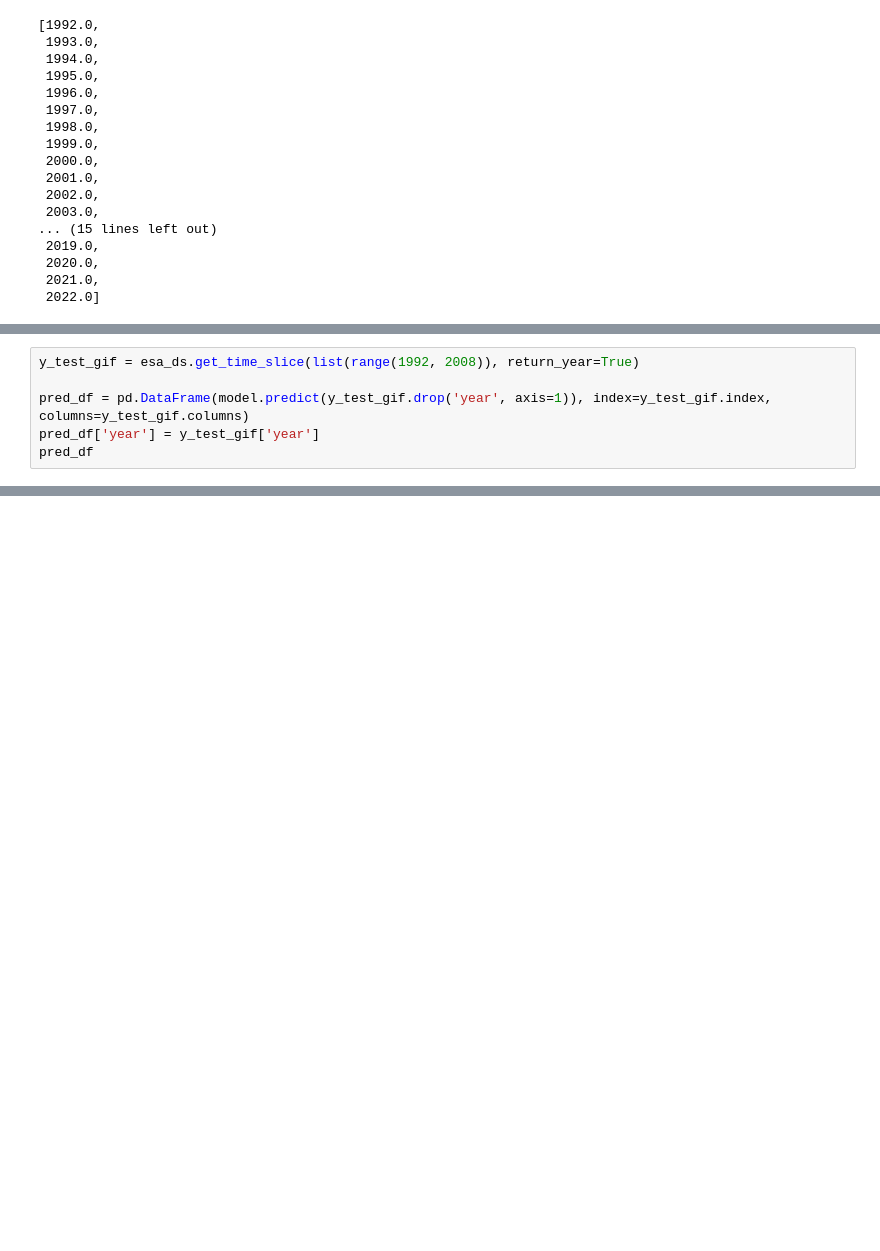
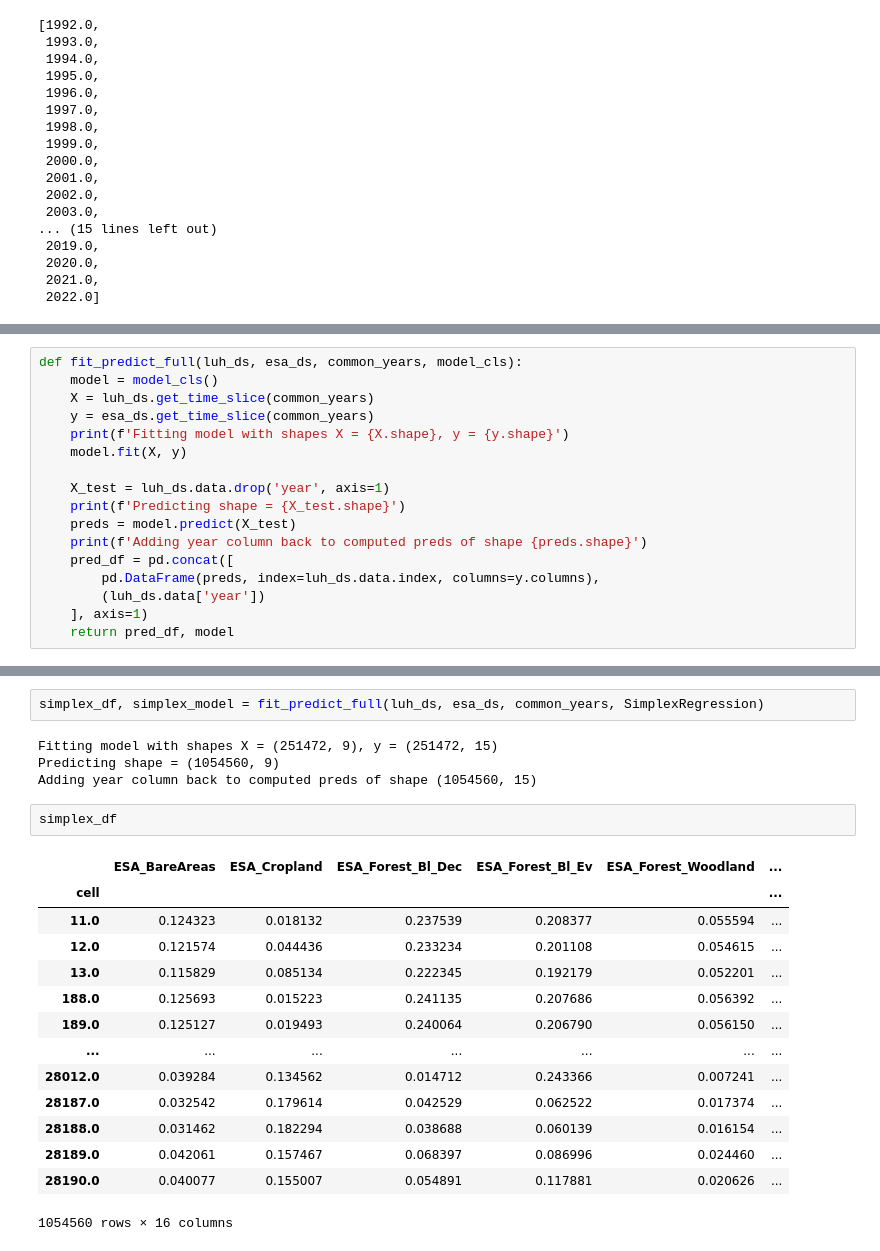
Before and after one commit to guischmitd/luh2esa, a Jupyter notebook: notebooks/02_biome_data.ipynb, the cells around one changed output, grey strips where cells are left out. Saved outputs shown, nothing was run; the diff lists cells and outputs as text; blank space fills up the shorter version.

Commit message:
feat: linear model full results

```diff
--- a/notebooks/02_biome_data.ipynb
+++ b/notebooks/02_biome_data.ipynb
@@ -353,6 +396,0 @@ Training ols with years [2008.0, 2009.0, 2010.0, 2011.0, 2012.0, 2013.0, 2014.0,
-# %%
-y_test_gif = esa_ds.get_time_slice(list(range(1992, 2008)), return_year=True)
-
-pred_df = pd.DataFrame(model.predict(y_test_gif.drop('year', axis=1)), index=y_test_gif.index, columns=y_test_gif.columns)
-pred_df['year'] = y_test_gif['year']
-pred_df
@@ -378,0 +399,17 @@ Finished building array with shape (5, 15, 157, 180)
+# %%
+def fit_predict_full(luh_ds, esa_ds, common_years, model_cls):
+    model = model_cls()
+    X = luh_ds.get_time_slice(common_years)
+    y = esa_ds.get_time_slice(common_years)
+    print(f'Fitting model with shapes X = {X.shape}, y = {y.shape}')
+    model.fit(X, y)
+
+    X_test = luh_ds.data.drop('year', axis=1)
+    print(f'Predicting shape = {X_test.shape}')
+    preds = model.predict(X_test)
+    print(f'Adding year column back to computed preds of shape {preds.shape}')
+    pred_df = pd.concat([
+        pd.DataFrame(preds, index=luh_ds.data.index, columns=y.columns),
+        (luh_ds.data['year'])
+    ], axis=1)
+    return pred_df, model
@@ -378,0 +444,23 @@ Finished building array with shape (5, 15, 157, 180)
+# %%
+simplex_df, simplex_model = fit_predict_full(luh_ds, esa_ds, common_years, SimplexRegression)
+# %% [output]
+Fitting model with shapes X = (251472, 9), y = (251472, 15)
+Predicting shape = (1054560, 9)
+Adding year column back to computed preds of shape (1054560, 15)
+# %%
+simplex_df
+# %% [output]
+|  | ESA_BareAreas | ESA_Cropland | ESA_Forest_Bl_Dec | ESA_Forest_Bl_Ev | ESA_Forest_Woodland | ... |
+| cell |  |  |  |  |  | ... |
+| 11.0 | 0.124323 | 0.018132 | 0.237539 | 0.208377 | 0.055594 | ... |
+| 12.0 | 0.121574 | 0.044436 | 0.233234 | 0.201108 | 0.054615 | ... |
+| 13.0 | 0.115829 | 0.085134 | 0.222345 | 0.192179 | 0.052201 | ... |
+| 188.0 | 0.125693 | 0.015223 | 0.241135 | 0.207686 | 0.056392 | ... |
+| 189.0 | 0.125127 | 0.019493 | 0.240064 | 0.206790 | 0.056150 | ... |
+| ... | ... | ... | ... | ... | ... | ... |
+| 28012.0 | 0.039284 | 0.134562 | 0.014712 | 0.243366 | 0.007241 | ... |
+| 28187.0 | 0.032542 | 0.179614 | 0.042529 | 0.062522 | 0.017374 | ... |
+| 28188.0 | 0.031462 | 0.182294 | 0.038688 | 0.060139 | 0.016154 | ... |
+| 28189.0 | 0.042061 | 0.157467 | 0.068397 | 0.086996 | 0.024460 | ... |
+| 28190.0 | 0.040077 | 0.155007 | 0.054891 | 0.117881 | 0.020626 | ... |
+1054560 rows × 16 columns
```
Also changed, not shown: parts of 22 cells of this notebook, 2 other files.
